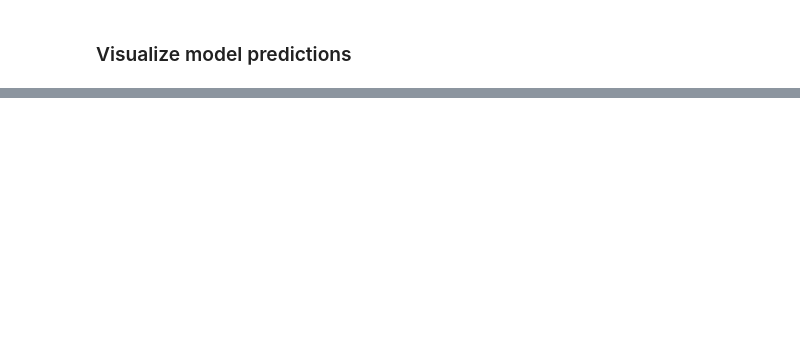
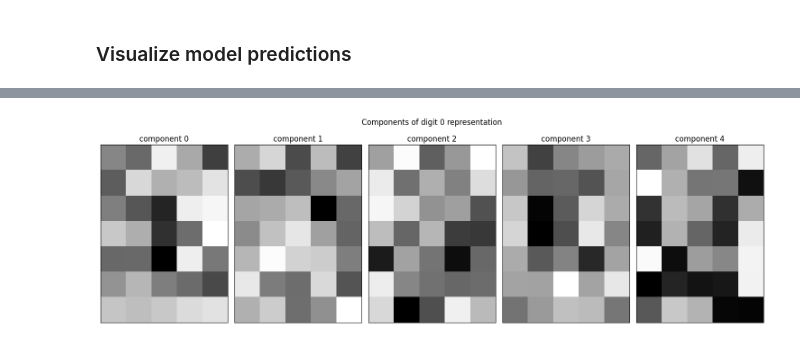
Before and after one commit to rayxxxxxxx/machine-learning, a Jupyter notebook: perceptron_modifications/reverse_learning_v1_wide.ipynb, the cells around one changed output, grey strips where cells are left out. Drawn from its saved outputs; the diff is of its cells as text; code cells hidden in the pictures; blank space fills up the shorter version.

```diff
--- a/perceptron_modifications/reverse_learning_v1_wide.ipynb
+++ b/perceptron_modifications/reverse_learning_v1_wide.ipynb
@@ -48,7 +47,7 @@ for i in range(10):
     df.loc[df.index.size] = new_row
 
     for j in range(9):
-        noised_num = data_mtrx[i] + np.random.uniform(0, 0.25, img_size)
+        noised_num = data_mtrx[i] + np.random.uniform(0, 0.5, img_size)
 
         new_row = dict(zip(cells_columns, noised_num))
         new_row['class'] = classes[i]
@@ -274,0 +259,20 @@ plt.show()
+# %%
+fig, axes = plt.subplots(nrows=1, ncols=model.nL)
+fig.set_figwidth(15)
+fig.set_figheight(5)
+fig.set_dpi(100)
+
+idx = 0
+
+for i in range(model.nL):
+    img = axes[i].imshow(model.W[i][idx].reshape(img_shape), cmap='binary_r')
+    axes[i].set_xticks([])
+    axes[i].set_yticks([])
+    axes[i].set_title(f'component {i}')
+
+fig.suptitle(f'Components of digit {idx} representation')
+
+plt.tight_layout()
+plt.show()
+# %% [output]
+[figure, added]
```
Also changed, not shown: parts of 9 cells of this notebook, 3 other files.
